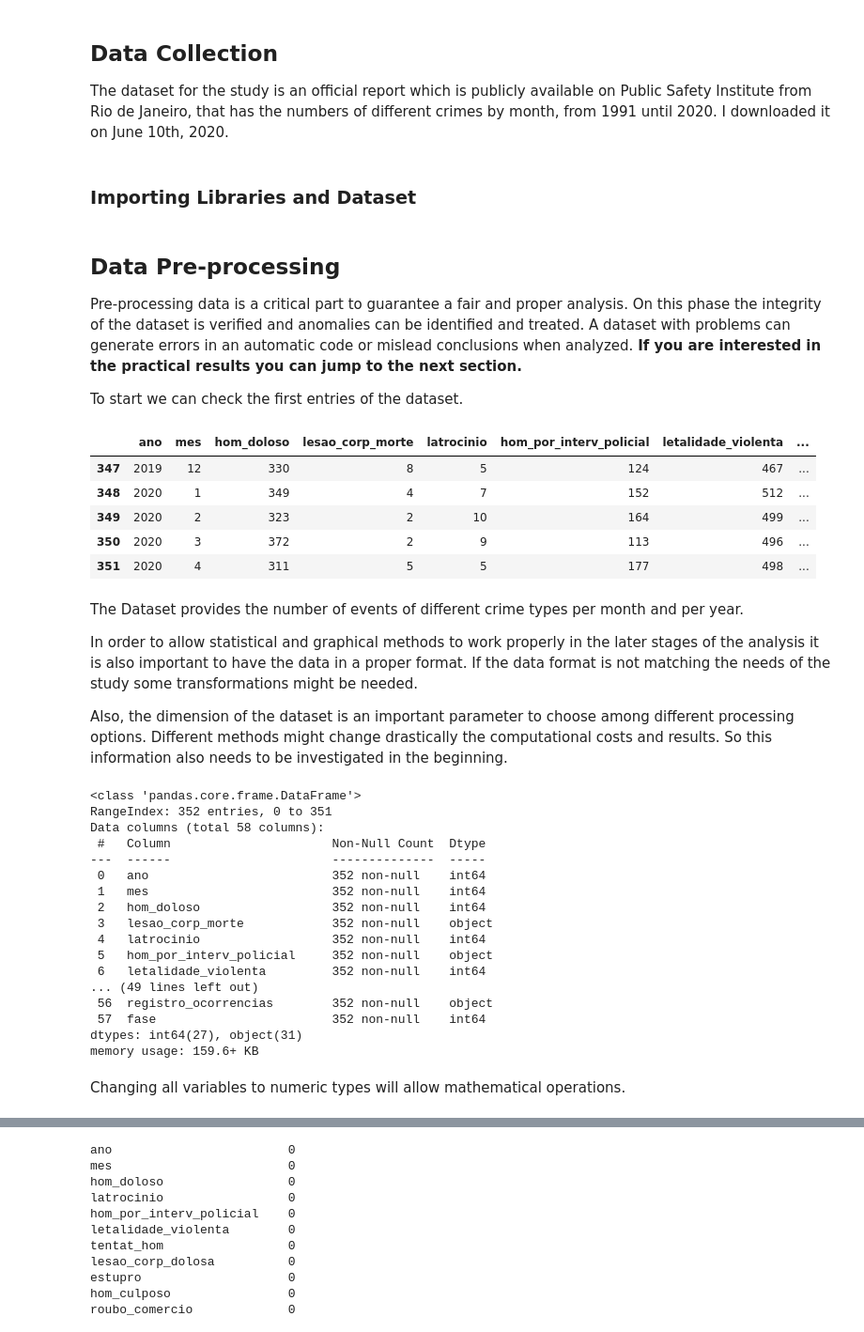
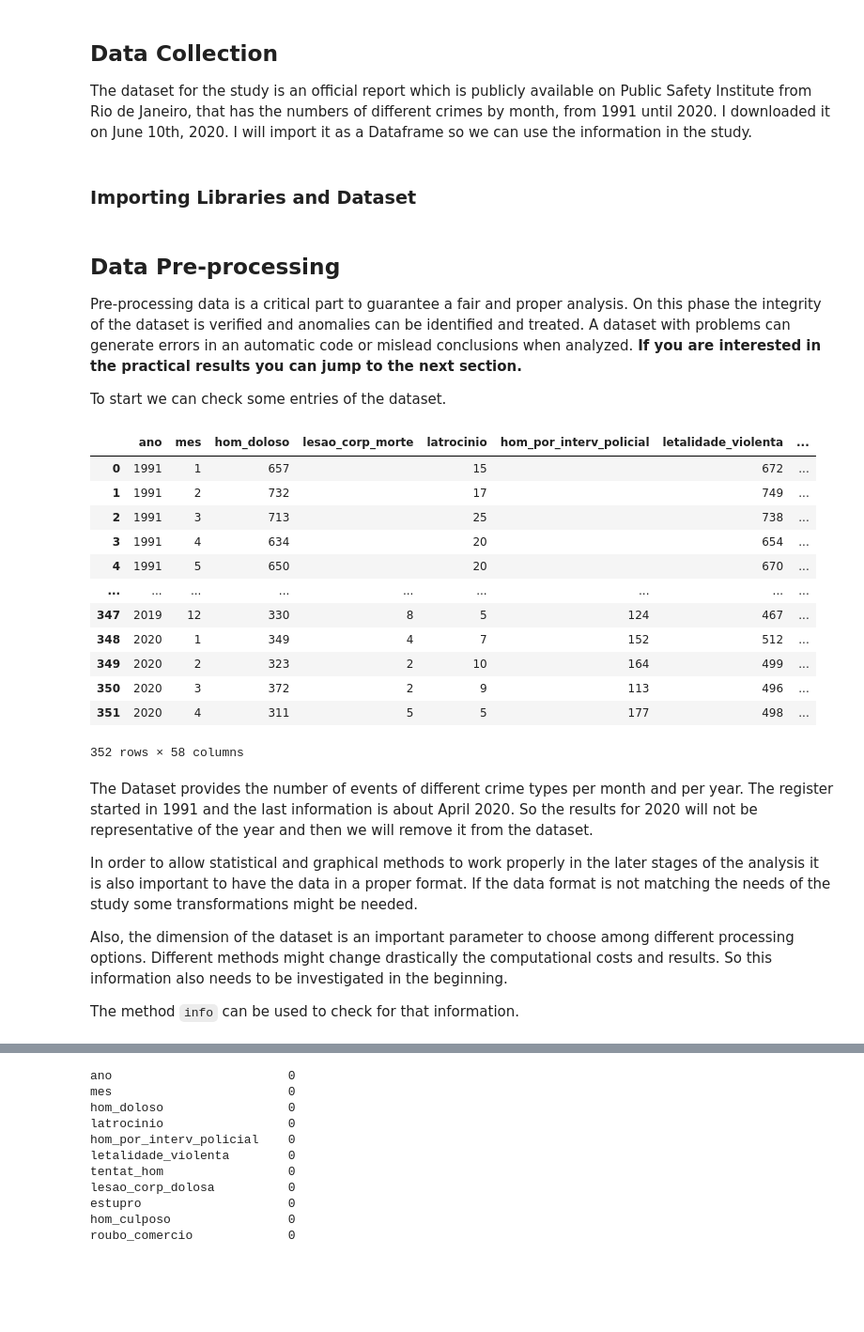
Before and after one commit to diegopescoalcalde/portfolio, a Jupyter notebook: How_the_increase_of_killings_by_Police_officers_impacts_violence_rates_in_Rio_de_Janeiro.ipynb, the cells around one changed output, grey strips where cells are left out. Shown at 94% size. Cells and saved outputs as stored; diff of their text form; code cells hidden in the pictures; blank space fills up the shorter version.

Commit message:
With forecast of results

```diff
--- a/How_the_increase_of_killings_by_Police_officers_impacts_violence_rates_in_Rio_de_Janeiro.ipynb
+++ b/How_the_increase_of_killings_by_Police_officers_impacts_violence_rates_in_Rio_de_Janeiro.ipynb
@@ -25,7 +25,7 @@ So I decided to look by myself to the whole violence numbers in the state of Rio
 ## Data Collection
 
 
-The dataset for the study is an official report which is publicly available on Public Safety Institute from Rio de Janeiro, that has the numbers of different crimes by month, from 1991 until 2020. I downloaded it on June 10th, 2020.
+The dataset for the study is an official report which is publicly available on Public Safety Institute from Rio de Janeiro, that has the numbers of different crimes by month, from 1991 until 2020. I downloaded it on June 10th, 2020. I will import it as a Dataframe so we can use the information in the study.
 # %% [markdown]
 ### Importing Libraries and Dataset
 # %%
@@ -43,41 +44,28 @@ df = pd.read_csv("https://raw.githubusercontent.com/diegopescoalcalde/portfolio/
 
 Pre-processing data is a critical part to guarantee a fair and proper analysis. On this phase the integrity of the dataset is verified and anomalies can be identified and treated. A dataset with problems can generate errors in an automatic code or mislead conclusions when analyzed. **If you are interested in the practical results you can jump to the next section.**
 
-To start we can check the first entries of the dataset.
+To start we can check some entries of the dataset.
 # %%
-df.tail()
+df
 # %% [output]
 |  | ano | mes | hom_doloso | lesao_corp_morte | latrocinio | hom_por_interv_policial | letalidade_violenta | ... |
+| 0 | 1991 | 1 | 657 |  | 15 |  | 672 | ... |
+| 1 | 1991 | 2 | 732 |  | 17 |  | 749 | ... |
+| 2 | 1991 | 3 | 713 |  | 25 |  | 738 | ... |
+| 3 | 1991 | 4 | 634 |  | 20 |  | 654 | ... |
+| 4 | 1991 | 5 | 650 |  | 20 |  | 670 | ... |
+| ... | ... | ... | ... | ... | ... | ... | ... | ... |
 | 347 | 2019 | 12 | 330 | 8 | 5 | 124 | 467 | ... |
 | 348 | 2020 | 1 | 349 | 4 | 7 | 152 | 512 | ... |
 | 349 | 2020 | 2 | 323 | 2 | 10 | 164 | 499 | ... |
 | 350 | 2020 | 3 | 372 | 2 | 9 | 113 | 496 | ... |
 | 351 | 2020 | 4 | 311 | 5 | 5 | 177 | 498 | ... |
+352 rows × 58 columns
 # %% [markdown]
-The Dataset provides the number of events of different crime types per month and per year.
+The Dataset provides the number of events of different crime types per month and per year. The register started in 1991 and the last information is about April 2020. So the results for 2020 will not be representative of the year and then we will remove it from the dataset.
 
 In order to allow statistical and graphical methods to work properly in the later stages of the analysis it is also important to have the data in a proper format. If the data format is not matching the needs of the study some transformations might be needed.
 
 Also, the dimension of the dataset is an important parameter to choose among different processing options. Different methods might change drastically the computational costs and results. So this information also needs to be investigated in the beginning.
+
+The method `info` can be used to check for that information.
-# %%
-df.info()
-# %% [output]
-<class 'pandas.core.frame.DataFrame'>
-RangeIndex: 352 entries, 0 to 351
-Data columns (total 58 columns):
- #   Column                      Non-Null Count  Dtype
----  ------                      --------------  -----
- 0   ano                         352 non-null    int64
- 1   mes                         352 non-null    int64
- 2   hom_doloso                  352 non-null    int64
- 3   lesao_corp_morte            352 non-null    object
- 4   latrocinio                  352 non-null    int64
- 5   hom_por_interv_policial     352 non-null    object
- 6   letalidade_violenta         352 non-null    int64
-... (49 lines left out)
- 56  registro_ocorrencias        352 non-null    object
- 57  fase                        352 non-null    int64
-dtypes: int64(27), object(31)
-memory usage: 159.6+ KB
-# %% [markdown]
-Changing all variables to numeric types will allow mathematical operations.
```
Also changed, not shown: parts of 50 cells of this notebook.
